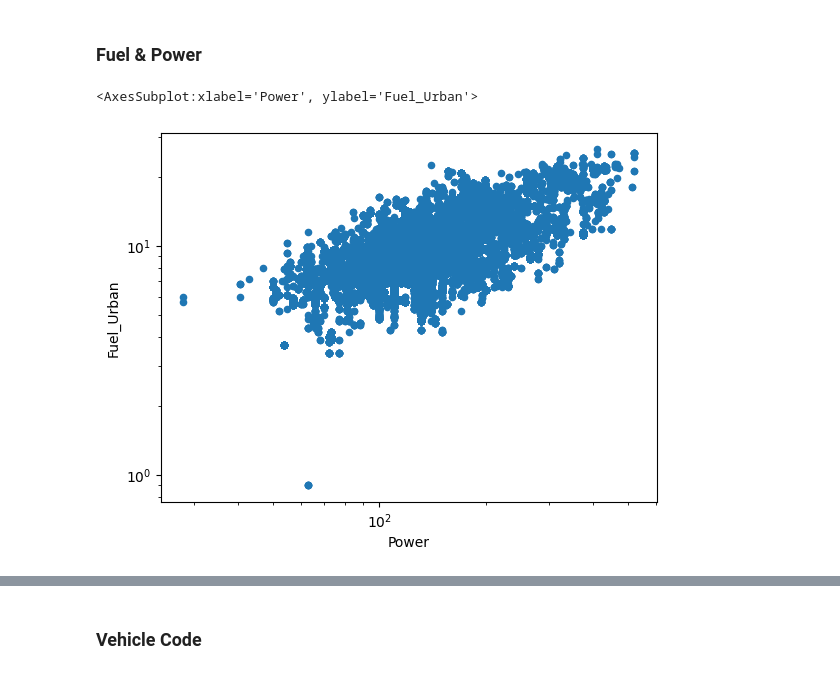
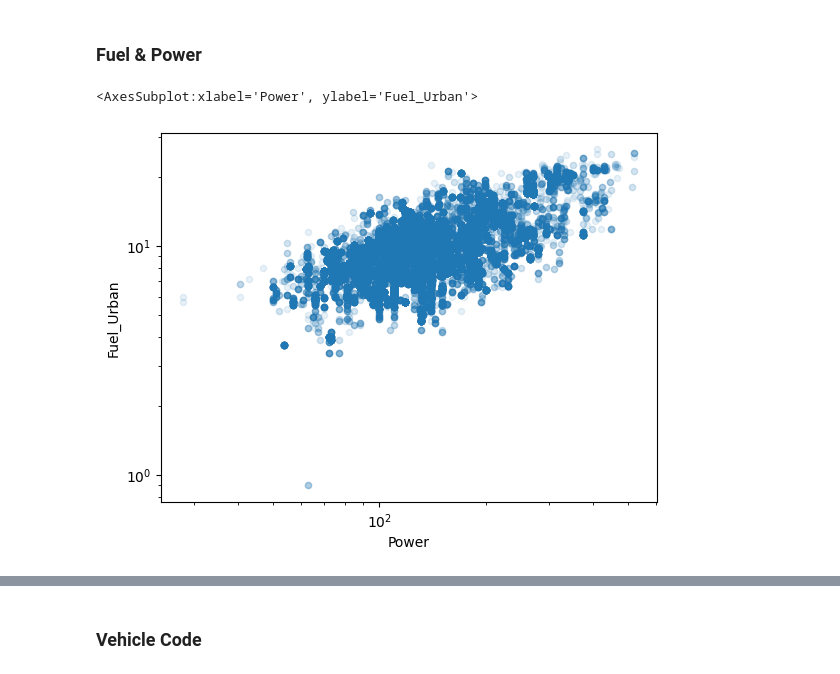
Before and after one commit to bibinmjose/auto-sale-pred, a Jupyter notebook: eda.ipynb, the cells around one changed output, grey strips where cells are left out. Cells and saved outputs as stored; diff of their text form; code cells hidden in the pictures.

```diff
--- a/eda.ipynb
+++ b/eda.ipynb
@@ -79,7 +80,7 @@ array(['2020', '2019', '2021', '2022', '2018'], dtype=object)
 # %% [markdown]
 ### Fuel & Power
 # %%
-raw_sale.plot.scatter(x='Power',y='Fuel_Urban', loglog=True) # how does fuel change with power, probably create a relashionship to impute fuel_urban
+raw_sale.plot.scatter(x='Power',y='Fuel_Urban', loglog=True, alpha=0.1) # how does fuel change with power, probably create a relashionship to impute fuel_urban
 # %% [output]
 <AxesSubplot:xlabel='Power', ylabel='Fuel_Urban'>
-[figure, old version]
+[figure, new version]
```
Also changed, not shown: parts of 22 cells of this notebook.
